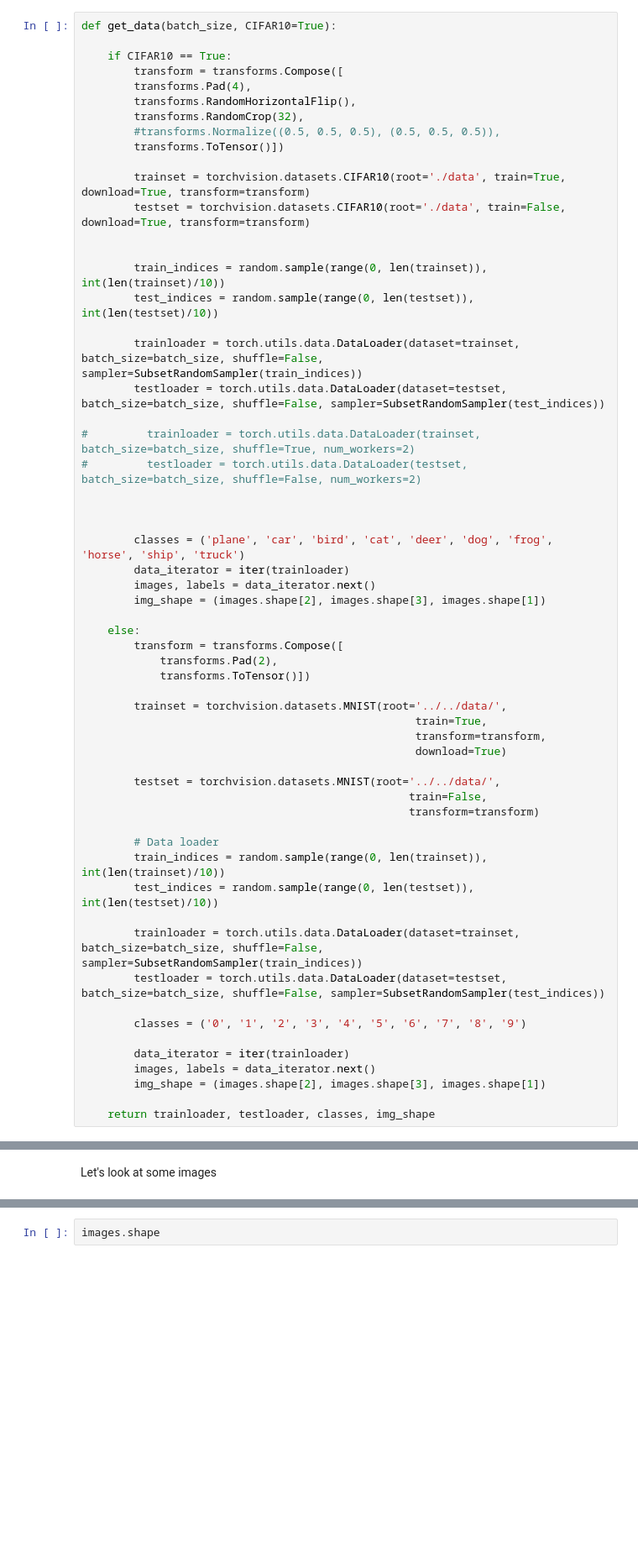
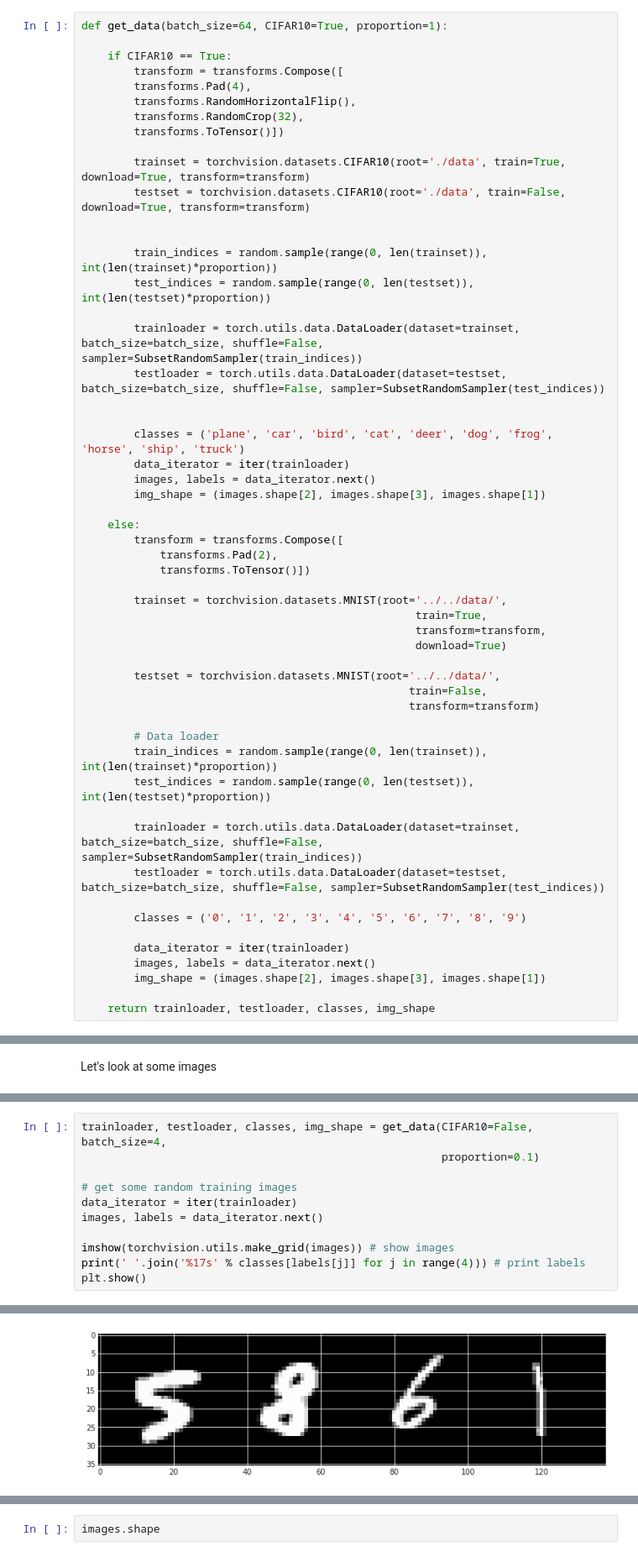
Before and after one commit to nknuecht/pytorch_intro, a Jupyter notebook: PyTorch Demo-Copy1.ipynb, the cells around one changed output, grey strips where cells are left out. Shown: that part at 84% size. Cells and saved outputs as stored; diff of their text form; blank space fills up the shorter version.

```diff
--- a/PyTorch Demo-Copy1.ipynb
+++ b/PyTorch Demo-Copy1.ipynb
@@ -29,29 +30,24 @@ import torch.optim as optim
 import matplotlib.pyplot as plt
 %matplotlib inline
 # %%
-def get_data(batch_size, CIFAR10=True):
+def get_data(batch_size=64, CIFAR10=True, proportion=1):
 
     if CIFAR10 == True:
         transform = transforms.Compose([
         transforms.Pad(4),
         transforms.RandomHorizontalFlip(),
         transforms.RandomCrop(32),
-        #transforms.Normalize((0.5, 0.5, 0.5), (0.5, 0.5, 0.5)),
         transforms.ToTensor()])
 
         trainset = torchvision.datasets.CIFAR10(root='./data', train=True, download=True, transform=transform)
         testset = torchvision.datasets.CIFAR10(root='./data', train=False, download=True, transform=transform)
 
 
-        train_indices = random.sample(range(0, len(trainset)), int(len(trainset)/10))
-        test_indices = random.sample(range(0, len(testset)), int(len(testset)/10))
+        train_indices = random.sample(range(0, len(trainset)), int(len(trainset)*proportion))
+        test_indices = random.sample(range(0, len(testset)), int(len(testset)*proportion))
 
         trainloader = torch.utils.data.DataLoader(dataset=trainset, batch_size=batch_size, shuffle=False, sampler=SubsetRandomSampler(train_indices))
         testloader = torch.utils.data.DataLoader(dataset=testset, batch_size=batch_size, shuffle=False, sampler=SubsetRandomSampler(test_indices))
-
-#         trainloader = torch.utils.data.DataLoader(trainset, batch_size=batch_size, shuffle=True, num_workers=2)
-#         testloader = torch.utils.data.DataLoader(testset, batch_size=batch_size, shuffle=False, num_workers=2)
-
 
 
         classes = ('plane', 'car', 'bird', 'cat', 'deer', 'dog', 'frog', 'horse', 'ship', 'truck')
@@ -74,8 +70,8 @@ def get_data(batch_size, CIFAR10=True):
                                                   transform=transform)
 
         # Data loader
-        train_indices = random.sample(range(0, len(trainset)), int(len(trainset)/10))
-        test_indices = random.sample(range(0, len(testset)), int(len(testset)/10))
+        train_indices = random.sample(range(0, len(trainset)), int(len(trainset)*proportion))
+        test_indices = random.sample(range(0, len(testset)), int(len(testset)*proportion))
 
         trainloader = torch.utils.data.DataLoader(dataset=trainset, batch_size=batch_size, shuffle=False, sampler=SubsetRandomSampler(train_indices))
         testloader = torch.utils.data.DataLoader(dataset=testset, batch_size=batch_size, shuffle=False, sampler=SubsetRandomSampler(test_indices))
@@ -116,0 +115,12 @@ plt.show()
+# %%
+trainloader, testloader, classes, img_shape = get_data(CIFAR10=False, batch_size=4,
+                                                       proportion=0.1)
+
+# get some random training images
+data_iterator = iter(trainloader)
+images, labels = data_iterator.next()
+
+imshow(torchvision.utils.make_grid(images)) # show images
+print(' '.join('%17s' % classes[labels[j]] for j in range(4))) # print labels
+plt.show()
+# %% [output]
@@ -117 +128,2 @@ plt.show()
+[figure, added]
 # %%
```
Also changed, not shown: parts of 24 cells of this notebook, 1 other file.
